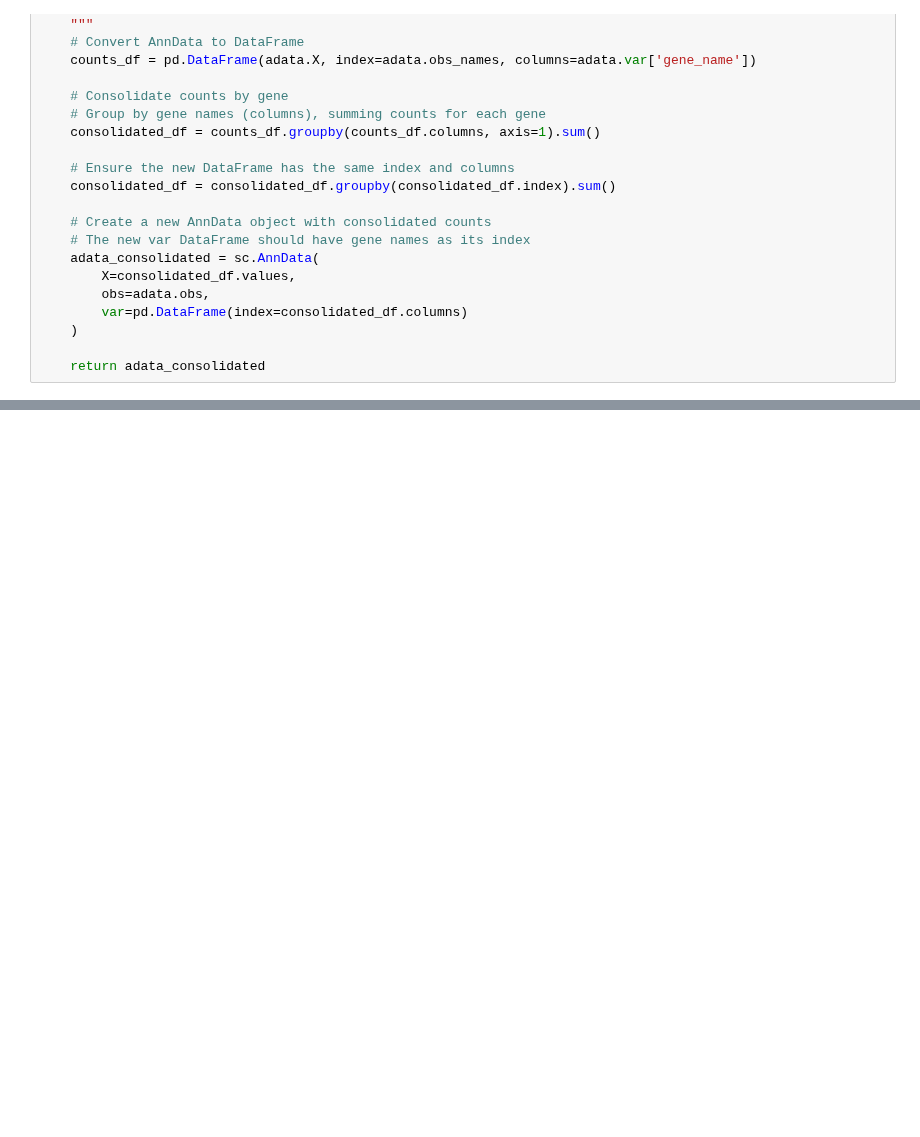
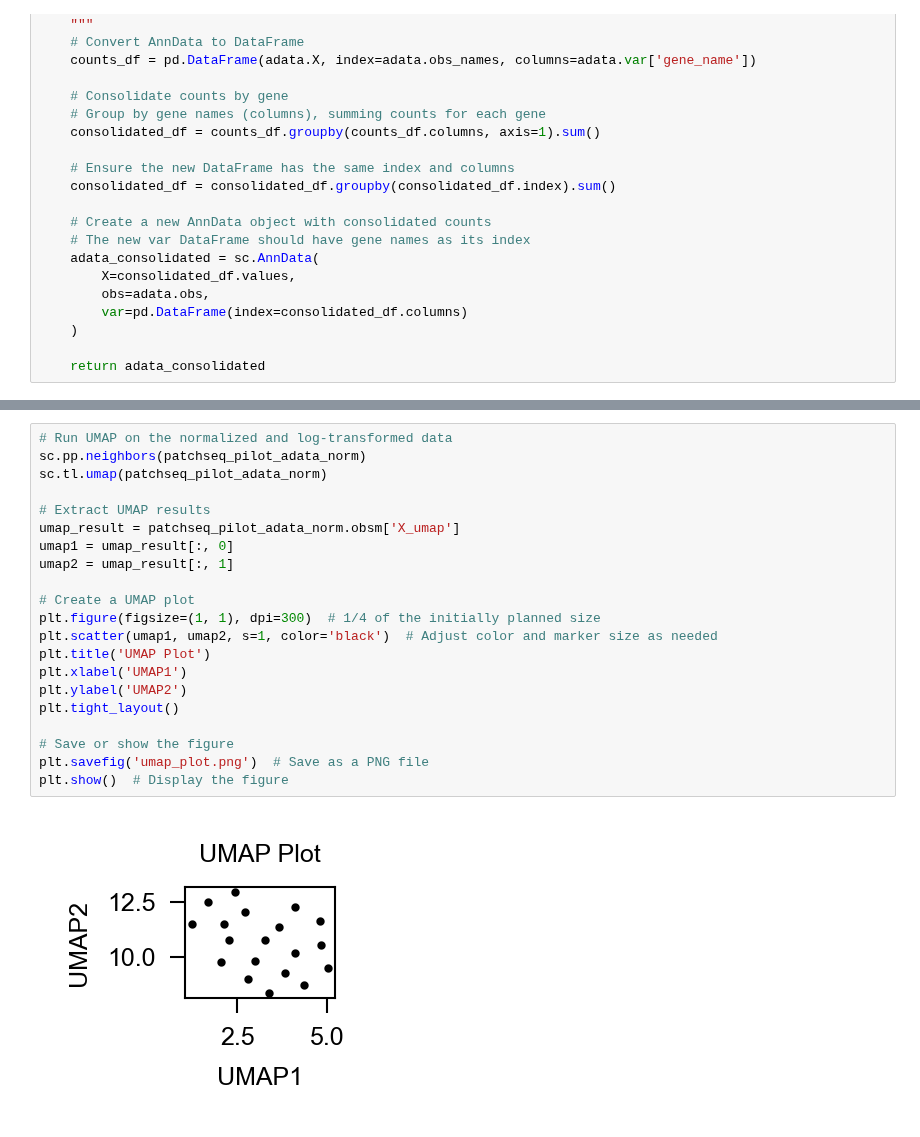
Before and after one commit to dtabuena/Workshop, a Jupyter notebook: PatchSeq_Pilot_scAnalysis.ipynb, the cells around one changed output, grey strips where cells are left out. Saved outputs shown, nothing was run; the diff lists cells and outputs as text; blank space fills up the shorter version.

```diff
--- a/PatchSeq_Pilot_scAnalysis.ipynb
+++ b/PatchSeq_Pilot_scAnalysis.ipynb
@@ -181,0 +393,23 @@ AnnData object with n_obs × n_vars = 24 × 21446
+# %%
+# Run UMAP on the normalized and log-transformed data
+sc.pp.neighbors(patchseq_pilot_adata_norm)
+sc.tl.umap(patchseq_pilot_adata_norm)
+
+# Extract UMAP results
+umap_result = patchseq_pilot_adata_norm.obsm['X_umap']
+umap1 = umap_result[:, 0]
+umap2 = umap_result[:, 1]
+
+# Create a UMAP plot
+plt.figure(figsize=(1, 1), dpi=300)  # 1/4 of the initially planned size
+plt.scatter(umap1, umap2, s=1, color='black')  # Adjust color and marker size as needed
+plt.title('UMAP Plot')
+plt.xlabel('UMAP1')
+plt.ylabel('UMAP2')
+plt.tight_layout()
+
+# Save or show the figure
+plt.savefig('umap_plot.png')  # Save as a PNG file
+plt.show()  # Display the figure
+# %% [output]
+[figure, added]
```
Also changed, not shown: parts of 18 cells of this notebook.
